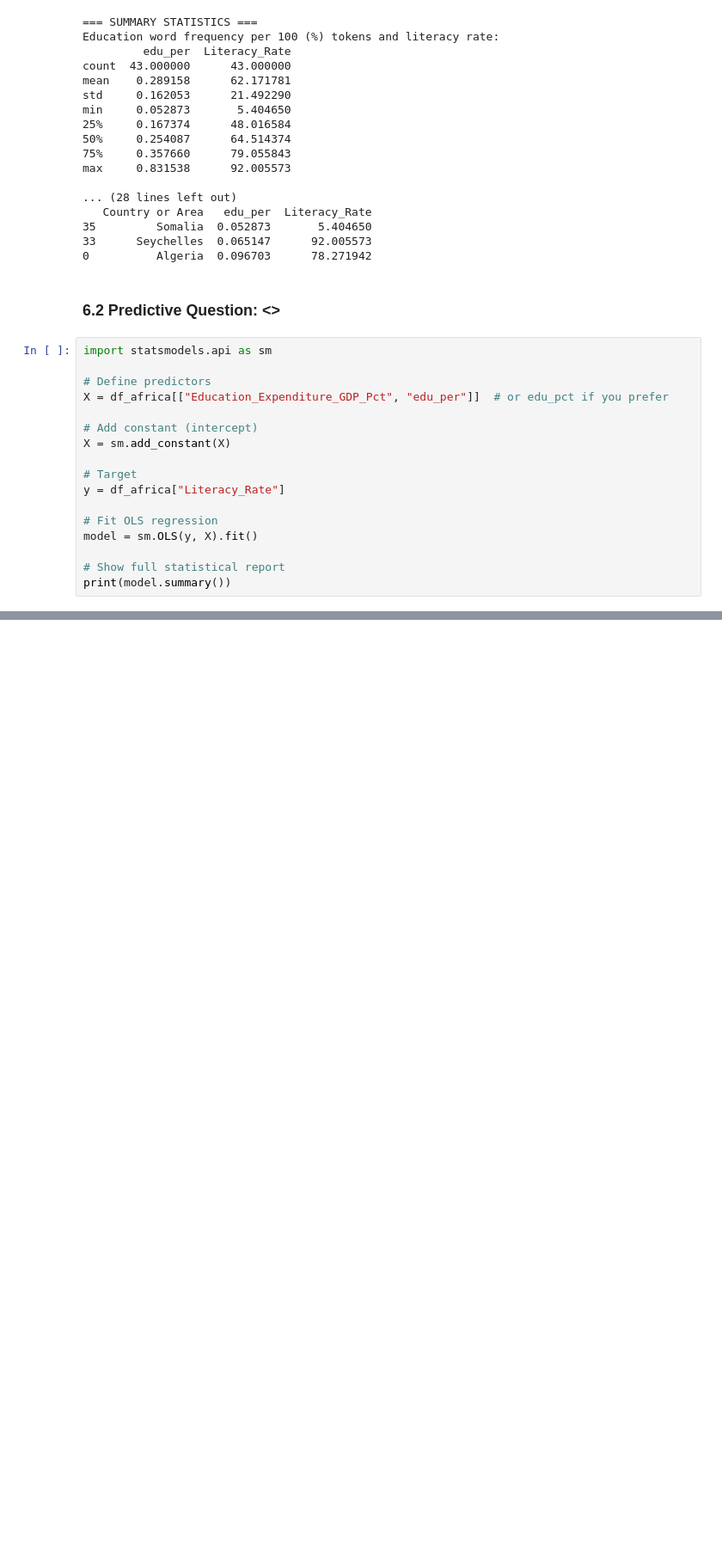
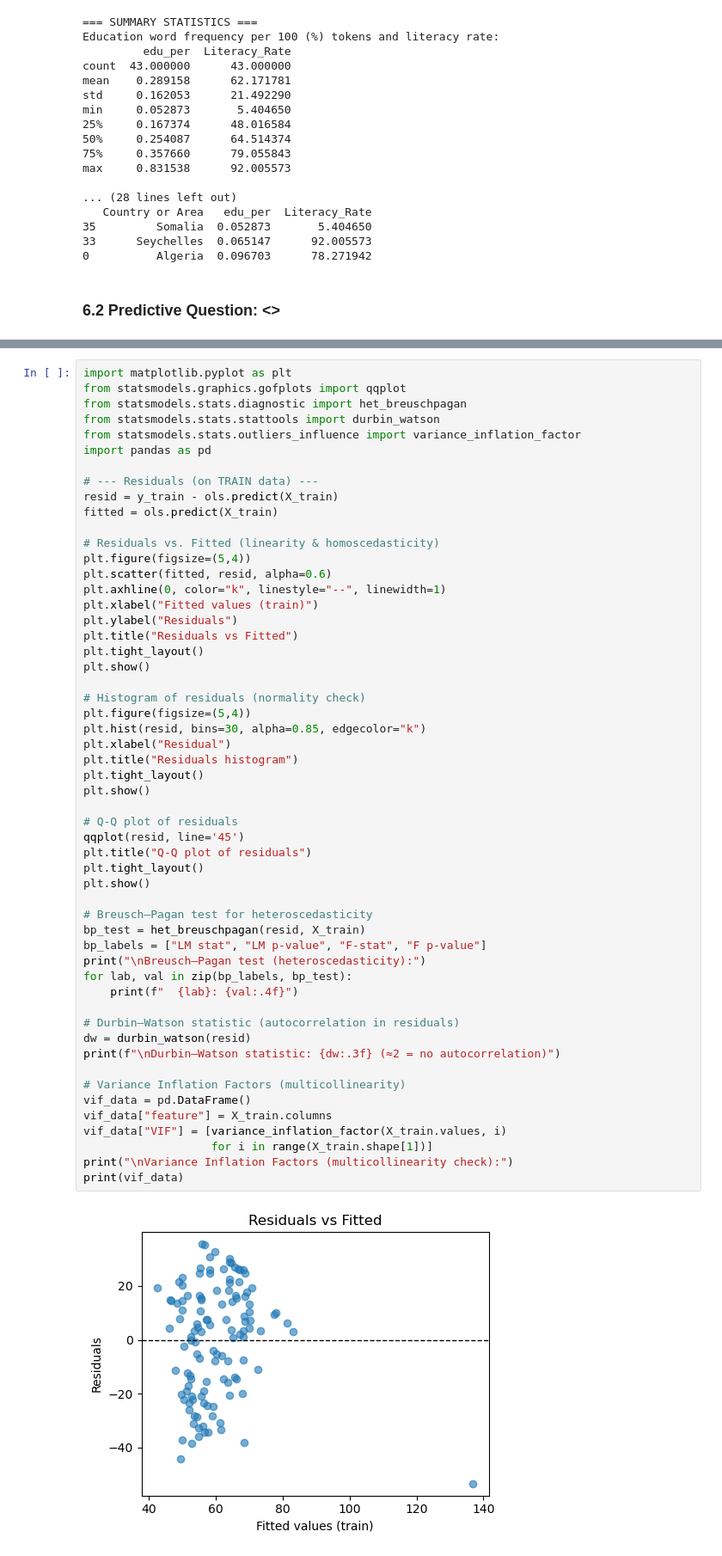
Before and after one commit to bgrsph/Fundamentals-of-Data-Science-Group-Assignments-, a Jupyter notebook: Assignment 1/Analysis_Latest.ipynb, the cells around one changed output, grey strips where cells are left out. Shown at 86% size. Drawn from its saved outputs; the diff is of its cells as text; blank space fills up the shorter version.

Commit message:
OLS + testing + assumptions checks

```diff
--- a/Assignment 1/Analysis_Latest.ipynb
+++ b/Assignment 1/Analysis_Latest.ipynb
@@ -1035,20 +1035,3 @@ max     0.831538      92.005573
 0          Algeria  0.096703      78.271942
 # %% [markdown]
 ### 6.2 Predictive Question: <>
-# %%
-import statsmodels.api as sm
-
-# Define predictors
-X = df_africa[["Education_Expenditure_GDP_Pct", "edu_per"]]  # or edu_pct if you prefer
-
-# Add constant (intercept)
-X = sm.add_constant(X)
-
-# Target
-y = df_africa["Literacy_Rate"]
-
-# Fit OLS regression
-model = sm.OLS(y, X).fit()
-
-# Show full statistical report
-print(model.summary())
@@ -1072,0 +1099,56 @@ Notes:
+# %%
+import matplotlib.pyplot as plt
+from statsmodels.graphics.gofplots import qqplot
+from statsmodels.stats.diagnostic import het_breuschpagan
+from statsmodels.stats.stattools import durbin_watson
+from statsmodels.stats.outliers_influence import variance_inflation_factor
+import pandas as pd
+
+# --- Residuals (on TRAIN data) ---
+resid = y_train - ols.predict(X_train)
+fitted = ols.predict(X_train)
+
+# Residuals vs. Fitted (linearity & homoscedasticity)
+plt.figure(figsize=(5,4))
+plt.scatter(fitted, resid, alpha=0.6)
+plt.axhline(0, color="k", linestyle="--", linewidth=1)
+plt.xlabel("Fitted values (train)")
+plt.ylabel("Residuals")
+plt.title("Residuals vs Fitted")
+plt.tight_layout()
+plt.show()
+
+# Histogram of residuals (normality check)
+plt.figure(figsize=(5,4))
+plt.hist(resid, bins=30, alpha=0.85, edgecolor="k")
+plt.xlabel("Residual")
+plt.title("Residuals histogram")
+plt.tight_layout()
+plt.show()
+
+# Q-Q plot of residuals
+qqplot(resid, line='45')
+plt.title("Q-Q plot of residuals")
+plt.tight_layout()
+plt.show()
+
+# Breusch–Pagan test for heteroscedasticity
+bp_test = het_breuschpagan(resid, X_train)
+bp_labels = ["LM stat", "LM p-value", "F-stat", "F p-value"]
+print("\nBreusch–Pagan test (heteroscedasticity):")
+for lab, val in zip(bp_labels, bp_test):
+    print(f"  {lab}: {val:.4f}")
+
+# Durbin–Watson statistic (autocorrelation in residuals)
+dw = durbin_watson(resid)
+print(f"\nDurbin–Watson statistic: {dw:.3f} (≈2 = no autocorrelation)")
+
+# Variance Inflation Factors (multicollinearity)
+vif_data = pd.DataFrame()
+vif_data["feature"] = X_train.columns
+vif_data["VIF"] = [variance_inflation_factor(X_train.values, i)
+                   for i in range(X_train.shape[1])]
+print("\nVariance Inflation Factors (multicollinearity check):")
+print(vif_data)
+# %% [output]
+[figure, added]
```
Also changed, not shown: parts of 13 cells of this notebook.
